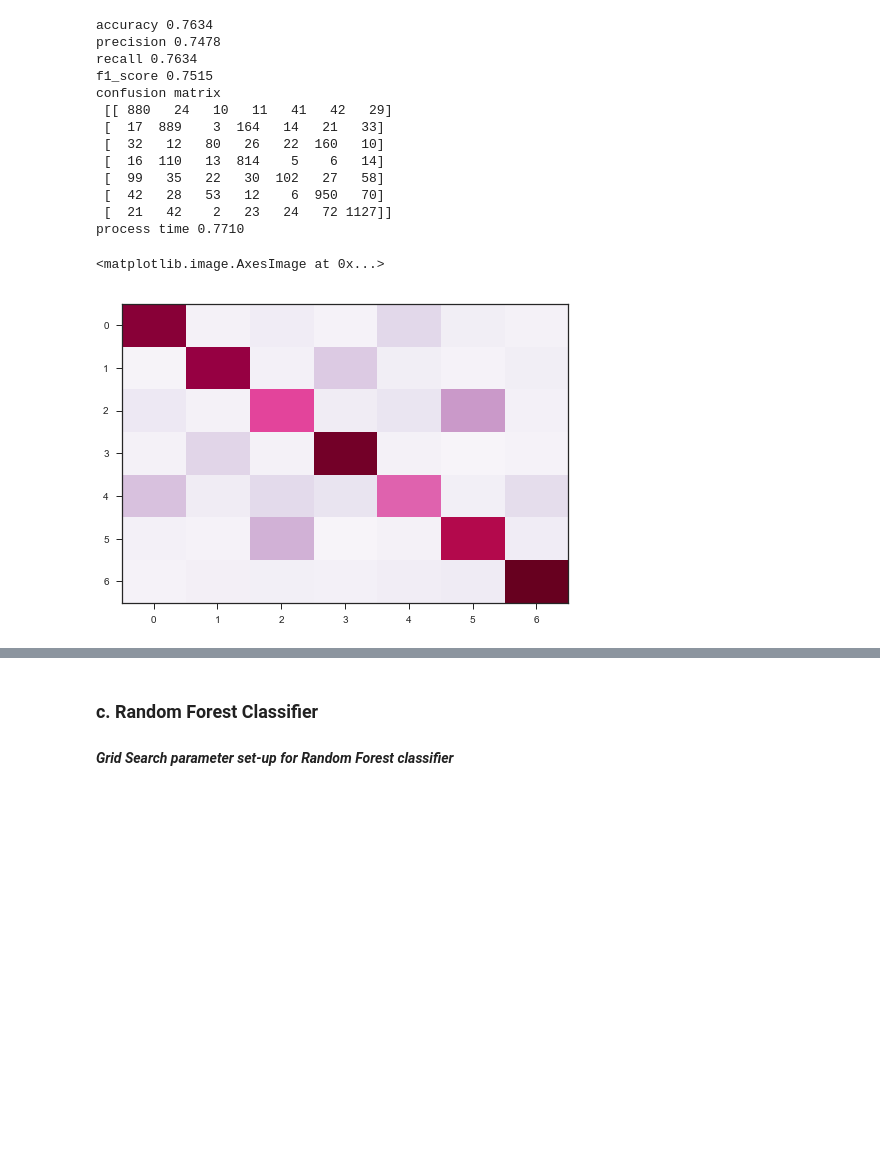
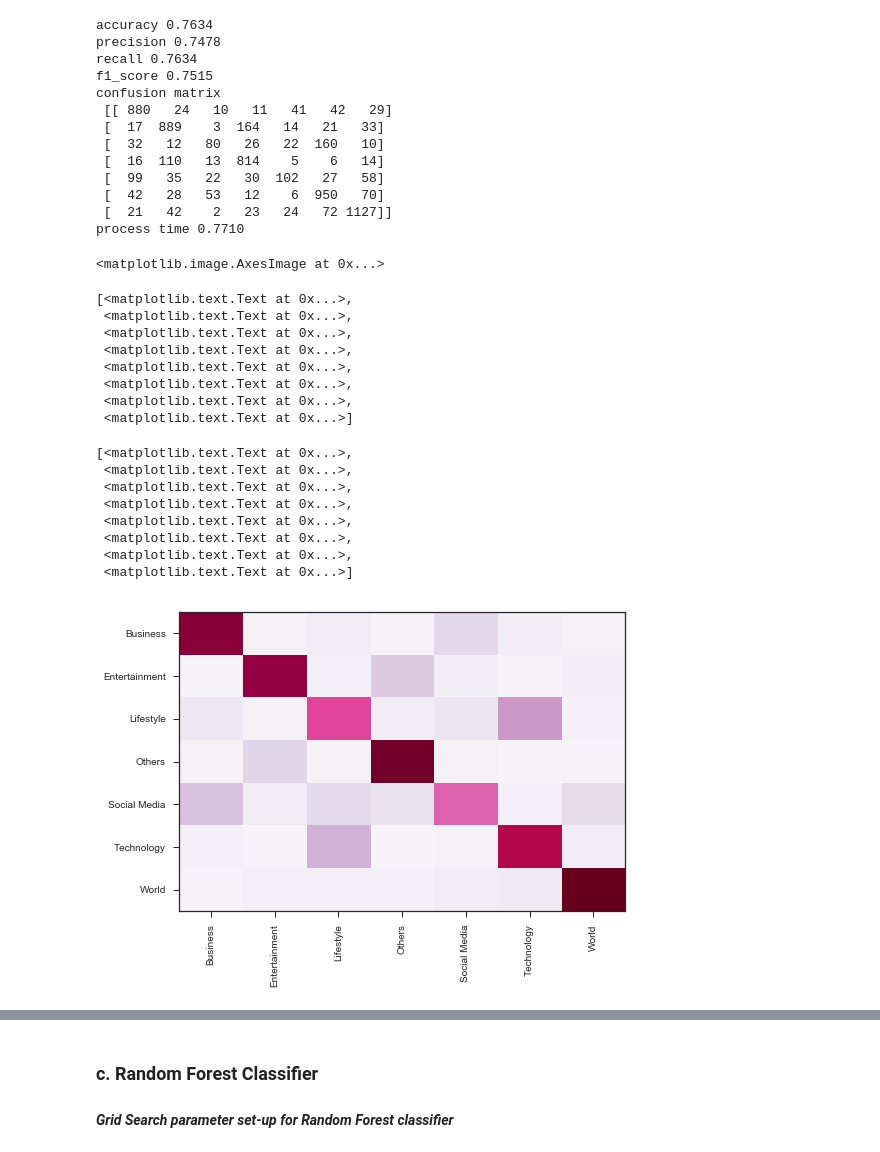
Before and after one commit to bici-sancta/mashable, a Jupyter notebook: data_channel_classification/Lab_02_task_02_2017.10.28.13.31.ipynb, the cells around one changed output, grey strips where cells are left out. Saved outputs shown, nothing was run; the diff lists cells and outputs as text; code cells hidden in the pictures; blank space fills up the shorter version.

```diff
--- a/data_channel_classification/Lab_02_task_02_2017.10.28.13.31.ipynb
+++ b/data_channel_classification/Lab_02_task_02_2017.10.28.13.31.ipynb
@@ -879,0 +900,13 @@ confusion matrix
+# %%
+channels_list = sorted(df['data_channel'].unique())
+channels_list.insert(0,0)
+features_list = df_data_channel.columns.values.tolist()
+
+fig, ax = plt.subplots()
+
+plt.imshow(lr_model1.coef_, cmap = plt.get_cmap('PuRd'), aspect = 'auto')
+
+ax.set_yticklabels(channels_list)
+#ax.set_xticklabels(features_list, rotation = 'vertical')
+
+plt.grid(False)
@@ -1055,10 +1095,32 @@ process time 0.7710
 # %%
 DT_confusion_matrix = confusion_matrix(y_test, y_hat)
 
 cm_normalized = DT_confusion_matrix.astype('float') / DT_confusion_matrix.sum(axis=1)[:, np.newaxis]
 
+fig, ax = plt.subplots()
+
 plt.imshow(cm_normalized, cmap = plt.get_cmap('PuRd'), aspect = 'auto')
+
+ax.set_yticklabels(channels_list)
+ax.set_xticklabels(channels_list, rotation = "vertical")
+
 plt.grid(False)
 # %% [output]
 <matplotlib.image.AxesImage at 0x...>
+[<matplotlib.text.Text at 0x...>,
+ <matplotlib.text.Text at 0x...>,
+ <matplotlib.text.Text at 0x...>,
+ <matplotlib.text.Text at 0x...>,
+ <matplotlib.text.Text at 0x...>,
+ <matplotlib.text.Text at 0x...>,
+ <matplotlib.text.Text at 0x...>,
+ <matplotlib.text.Text at 0x...>]
+[<matplotlib.text.Text at 0x...>,
+ <matplotlib.text.Text at 0x...>,
+ <matplotlib.text.Text at 0x...>,
+ <matplotlib.text.Text at 0x...>,
+ <matplotlib.text.Text at 0x...>,
+ <matplotlib.text.Text at 0x...>,
+ <matplotlib.text.Text at 0x...>,
+ <matplotlib.text.Text at 0x...>]
-[figure, old version]
+[figure, new version]
```
Also changed, not shown: parts of 12 cells of this notebook, 20 other files.
